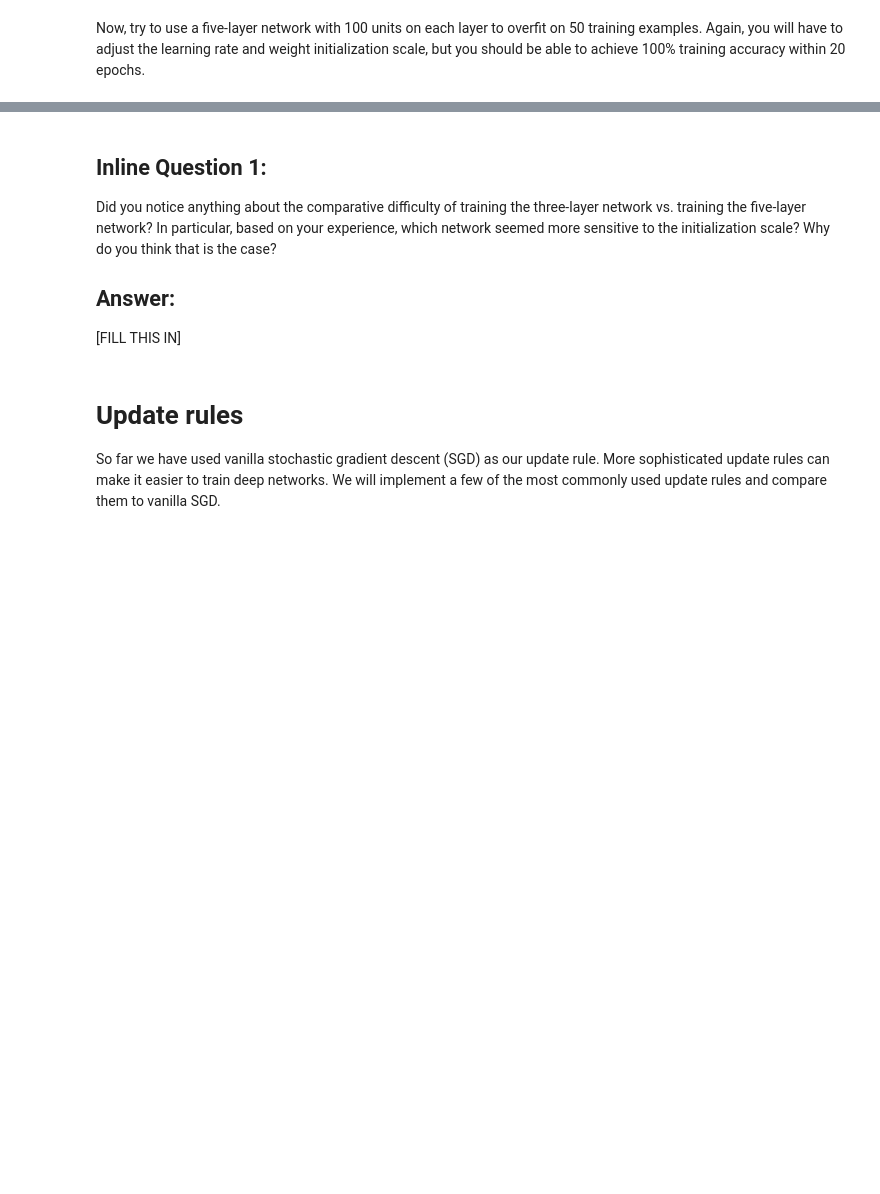
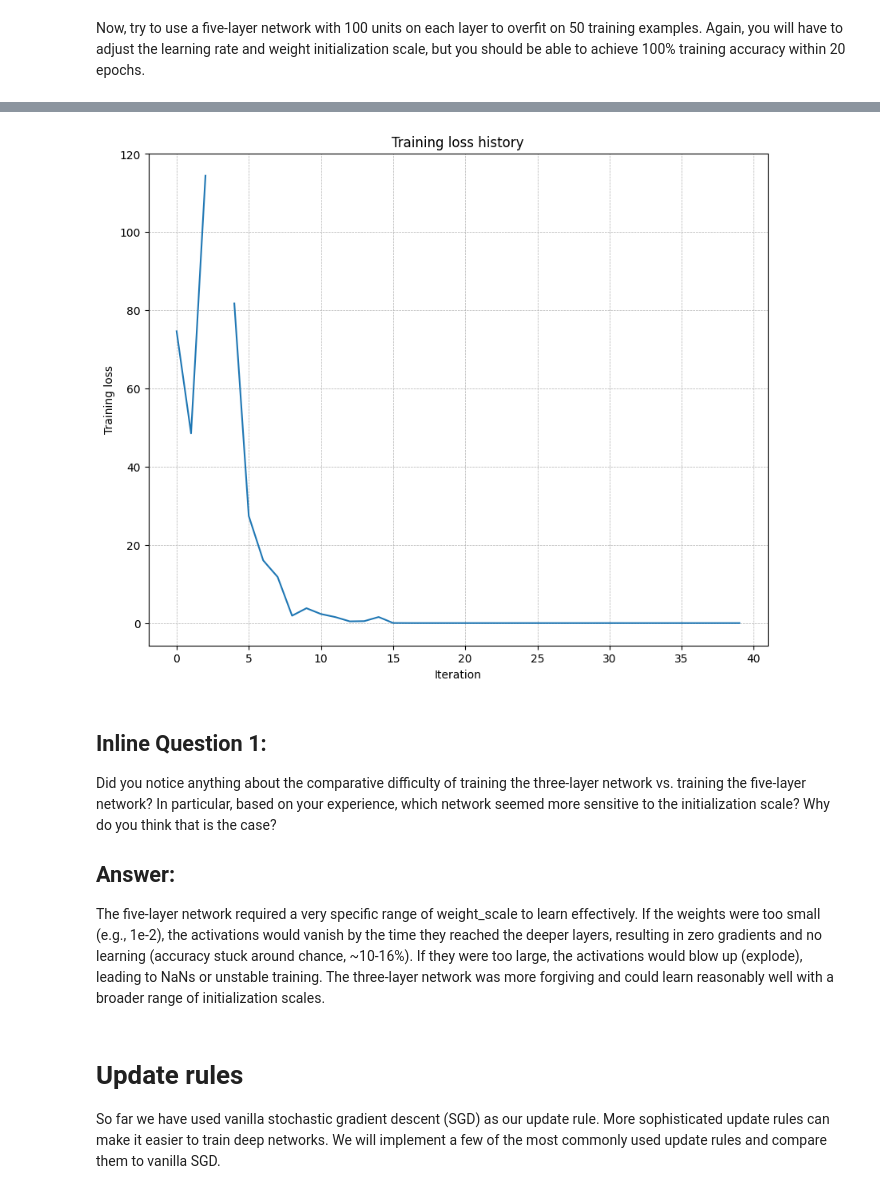
Before and after one commit to RonnyC123/CS231N, a Jupyter notebook: assignment1/FullyConnectedNets.ipynb, the cells around one changed output, grey strips where cells are left out. Saved outputs shown, nothing was run; the diff lists cells and outputs as text; code cells hidden in the pictures; blank space fills up the shorter version.

```diff
--- a/assignment1/FullyConnectedNets.ipynb
+++ b/assignment1/FullyConnectedNets.ipynb
@@ -144,7 +187,7 @@ small_data = {
 }
 
 learning_rate = 2e-3  # Experiment with this!
-weight_scale = 1e-5   # Experiment with this!
+weight_scale = 1e-1   # Experiment with this!
 
 
 model = FullyConnectedNet(
@@ -169,3 +212,4 @@ plt.xlabel('Iteration')
 plt.ylabel('Training loss')
 plt.grid(linestyle='--', linewidth=0.5)
 plt.show()
+# %% [output]
@@ -172,9 +233,10 @@ plt.show()
+[figure, added]
 # %% [markdown]
 ## Inline Question 1:
 Did you notice anything about the comparative difficulty of training the three-layer network vs. training the five-layer network? In particular, based on your experience, which network seemed more sensitive to the initialization scale? Why do you think that is the case?
 
 ## Answer:
-[FILL THIS IN]
+The five-layer network required a very specific range of weight_scale to learn effectively. If the weights were too small (e.g., 1e-2), the activations would vanish by the time they reached the deeper layers, resulting in zero gradients and no learning (accuracy stuck around chance, ~10-16%). If they were too large, the activations would blow up (explode), leading to NaNs or unstable training. The three-layer network was more forgiving and could learn reasonably well with a broader range of initialization scales.
 # %% [markdown]
 # Update rules
 So far we have used vanilla stochastic gradient descent (SGD) as our update rule. More sophisticated update rules can make it easier to train deep networks. We will implement a few of the most commonly used update rules and compare them to vanilla SGD.
```
Also changed, not shown: parts of 11 cells of this notebook, 3 other files.
